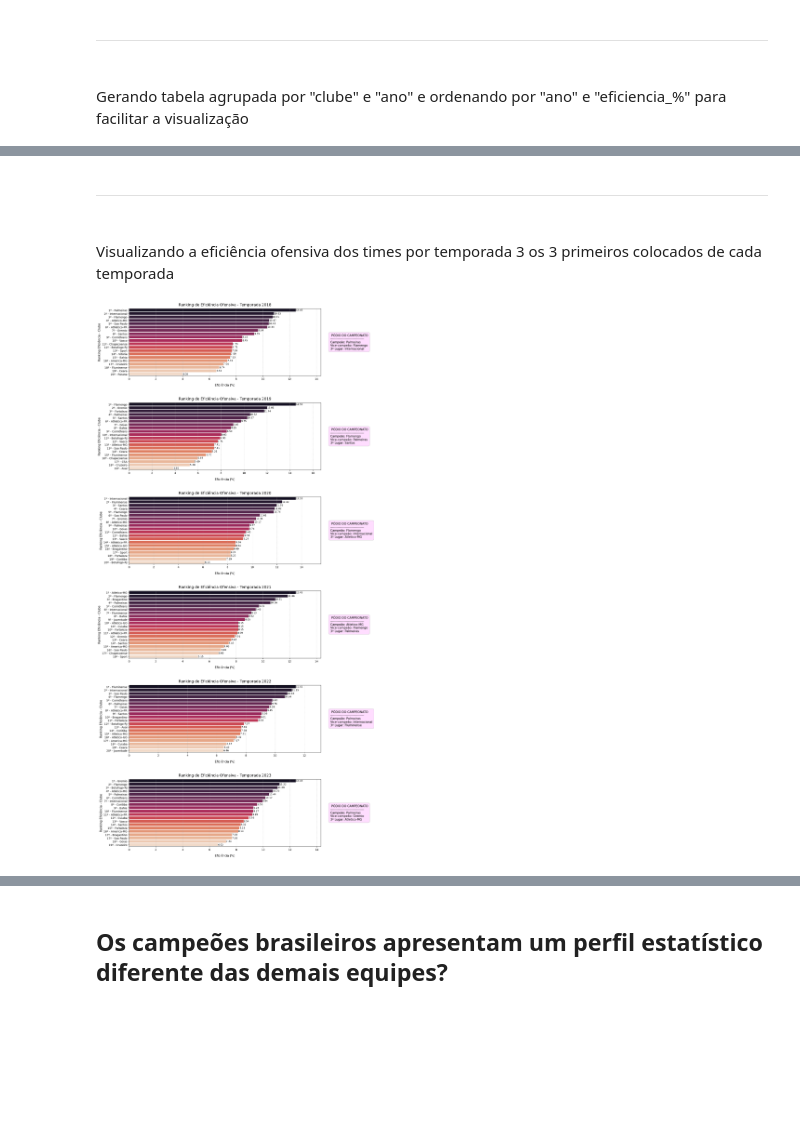
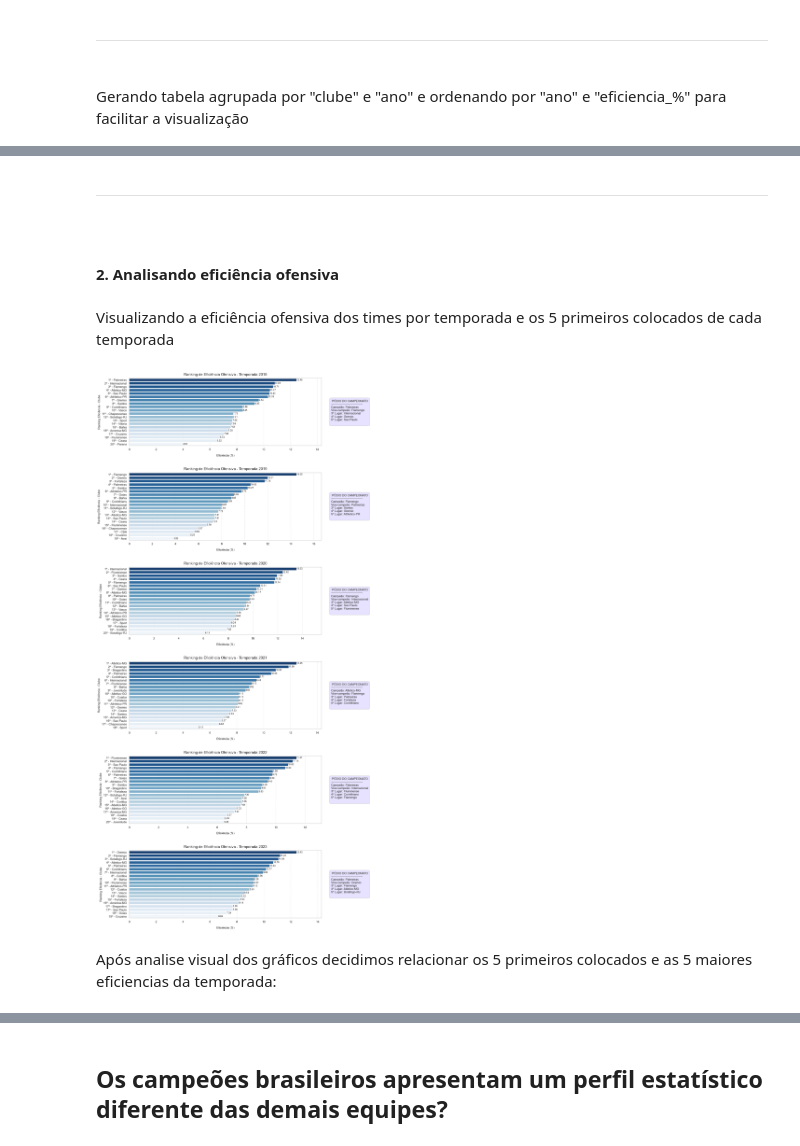
Before and after one commit to CharleneSantos/Caixaverso-FC5, a Jupyter notebook: notebooks/analises.ipynb, the cells around one changed output, grey strips where cells are left out. Drawn from its saved outputs; the diff is of its cells as text; code cells hidden in the pictures; blank space fills up the shorter version.

```diff
--- a/notebooks/analises.ipynb
+++ b/notebooks/analises.ipynb
@@ -799,9 +809,11 @@ df_limpo['gols'] = df_limpo.apply(get_gols, axis=1)
 <br>
 Filtrando apenas dados úteis para a análise de eficiência
 # %%
-df_eficiencia = df_limpo[['partida_id', 'data', 'ano', 'clube', 'chutes', 'gols', 'pontos']].copy()
+df_limpo['eficiencia'] = (df_limpo['gols'] / df_limpo['chutes']) * 100
 
-df_eficiencia['eficiencia_partida'] = df_limpo['gols'] / df_limpo['chutes']
+df_eficiencia = df_limpo[['partida_id', 'data', 'ano', 'clube', 'chutes', 'gols', 'pontos', 'eficiencia']].copy()
+
+
 
 display(df_eficiencia)
 # %% [output]
@@ -824,7 +836,7 @@ display(df_eficiencia)
 Gerando tabela agrupada por "clube" e "ano" e ordenando por "ano" e "eficiencia_%" para facilitar a visualização
 # %%
 eficiencia_agrupada = (
-    df_eficiencia.groupby(["clube", "ano"])[["gols", "chutes"]]
+    df_eficiencia.groupby(["clube", "ano"])[["gols", "chutes", "pontos"]]
     .sum()
     .reset_index()
 )
@@ -858,4 +870,5 @@ Criando ranking por eficiência agrupando por temporada. Este ranking vai compor
 # %%
+# Ranking de eficiência
 eficiencia_agrupada["ranking_ofensivo"] = (
     eficiencia_agrupada.groupby("ano")["eficiencia_%"]
     .rank(ascending=False, method="dense") #optamos pelo uso de dense para que em caso de empate o próximo ranking seja o próximo número inteiro, sem pular números.
@@ -866,5 +879,19 @@ eficiencia = eficiencia_agrupada.sort_values(
     by=["ano", "ranking_ofensivo"]
 )
 
-display(eficiencia[["ano", "ranking_ofensivo", "clube", "eficiencia_%"]])
+display(eficiencia[["ano", "ranking_ofensivo", "clube", "eficiencia_%", "pontos"]])
+
+
+# Ranking de pontos
+eficiencia_agrupada["ranking_pontos"] = (
+    eficiencia_agrupada.groupby("ano")["pontos"]
+    .rank(ascending=False, method="dense")
+    .astype(int)
+)
+
+colocacao = eficiencia_agrupada.sort_values(
+    by=["ano", "ranking_pontos"]
+)
+
+display(colocacao[["ano", "ranking_pontos", "clube", "eficiencia_%", "pontos"]])
 # %% [output]
@@ -907,7 +924,10 @@ display(pontuacao)
+# %% [markdown]
+<hr>
+<br>
+<h4>2. Analisando eficiência ofensiva
 # %% [markdown]
-<hr>
-<br>
-Visualizando a eficiência ofensiva dos times por temporada 3 os 3 primeiros colocados de cada temporada
+
+Visualizando a eficiência ofensiva dos times por temporada e os 5 primeiros colocados de cada temporada
 # %%
 #Identificar as temporadas únicas
 temporadas = eficiencia["ano"].unique()
@@ -936,7 +956,7 @@ for idx, ano in enumerate(temporadas):
         x="eficiencia_%",
         y="clube",
         data=dados_ano,
-        palette="rocket",
+        palette="Blues_r",
         ax=ax,
         hue="clube",
         legend=False,
@@ -956,8 +976,6 @@ for idx, ano in enumerate(temporadas):
             width = bar.get_width()
             if width > 0:
                 y_pos = bar.get_y() + bar.get_height() / 2
-
-                # Ajustado para mostrar apenas a porcentagem, já que o ranking foi para a esquerda
                 texto = f"{width:.2f}"
 
                 # Coloca o texto imediatamente após o fim da barra
@@ -973,12 +991,14 @@ for idx, ano in enumerate(temporadas):
     ax.margins(x=0.15)
     ax.tick_params(axis="x", labelbottom=True)
 
-    # --- Buscar o Top 3 do campeonato no df_limpo de pontuação ---
-    pontos_ano = pontuacao[pontuacao["ano"] == ano].head(3)
+    # --- Buscar o Top 5 do campeonato no df_limpo de pontuação ---
+    pontos_ano = colocacao[colocacao["ano"] == ano].head(5)
 
     time_campeao = pontos_ano.iloc[0]["clube"]
     time_vice = pontos_ano.iloc[1]["clube"]
     time_terceiro = pontos_ano.iloc[2]["clube"]
+    time_quarto = pontos_ano.iloc[3]["clube"]
+    time_quinto = pontos_ano.iloc[4]["clube"]
 
     # Monta a caixinha de texto formatada
     texto_podio = (
@@ -986,39 +1006,43 @@ for idx, ano in enumerate(temporadas):
         f"--------------------------------\n"
         f"Campeão: {time_campeao}\n"
         f"Vice-campeão: {time_vice}\n"
-        f"3º Lugar: {time_terceiro}"
+        f"3º Lugar: {time_terceiro}\n"
+        f"4º Lugar: {time_quarto}\n"
+        f"5º Lugar: {time_quinto}\n"
     )
 
     # Adiciona o texto fora do gráfico (à direita)
     ax.text(
         1.05,
         0.5,
         texto_podio,
         transform=ax.transAxes,
         fontsize=11,
         verticalalignment="center",
         bbox=dict(
             boxstyle="round,pad=0.6",
-            facecolor="#fdfd",
+            facecolor="#e6e2ff",
             edgecolor="#cccccc",
             alpha=1.0,
         ),
     )
 
     # Customizações estéticas por subgráfico
     ax.set_title(
         f"Ranking de Eficiência Ofensiva - Temporada {ano}", fontsize=14, pad=10
     )
 
 
     ax.set_xlabel("Eficiência (%)", fontsize=11, labelpad=12)
     ax.xaxis.get_label().set_visible(True)
 
     ax.set_ylabel("Ranking Eficiência - Clube", fontsize=11)
     ax.grid(axis="x", linestyle="--", alpha=0.5)
 
 # Controla o espaçamento manualmente para que o nome do eixo X nunca seja cortado no fundo
 plt.subplots_adjust(bottom=0.1, hspace=0.4)
 plt.show()
 # %% [output]
-[figure, old version]
+[figure, new version]
+# %% [markdown]
+Após analise visual dos gráficos decidimos relacionar os 5 primeiros colocados  e as 5 maiores eficiencias da temporada:
```
Also changed, not shown: parts of 37 cells of this notebook, 1 other file.
